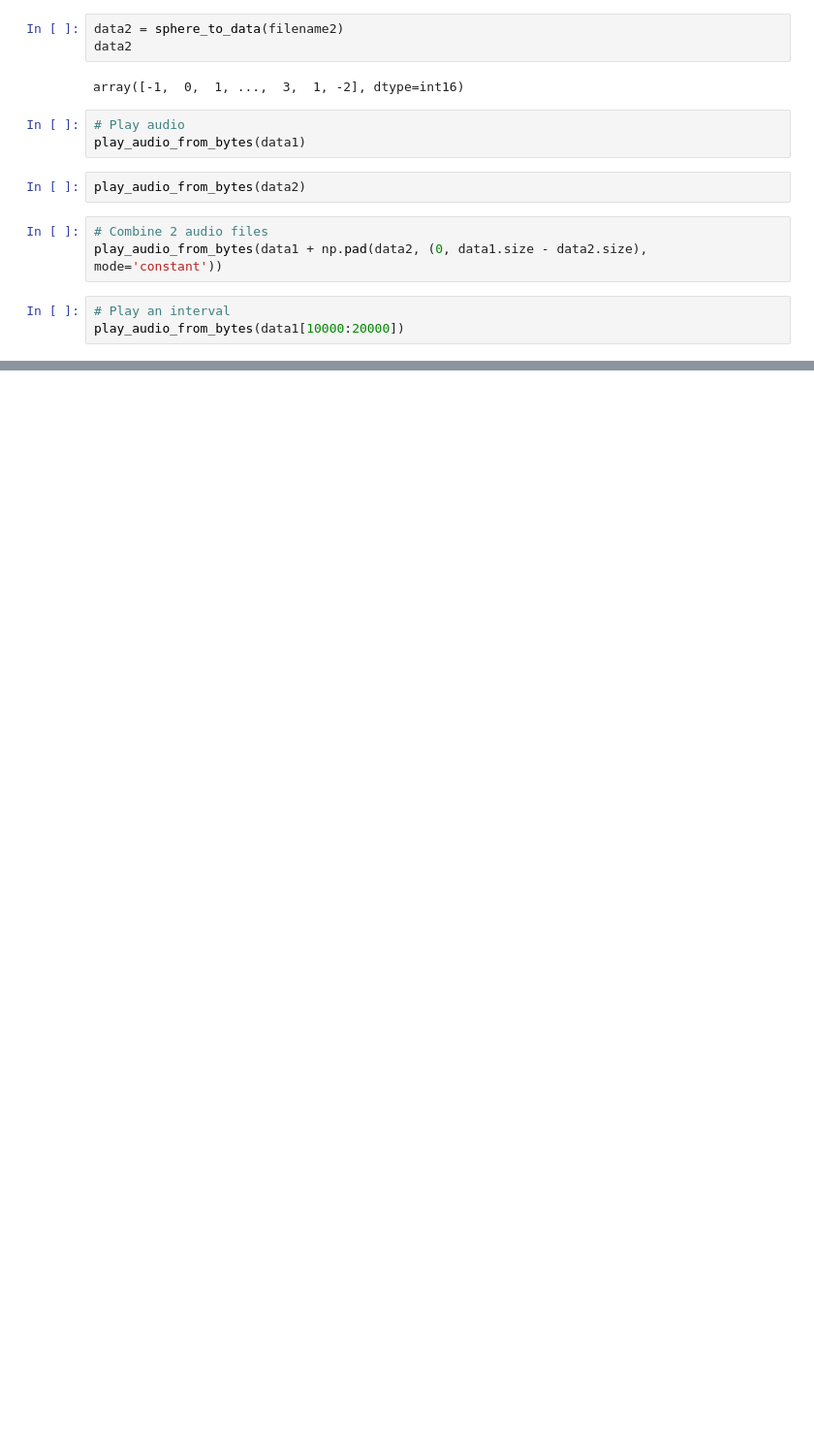
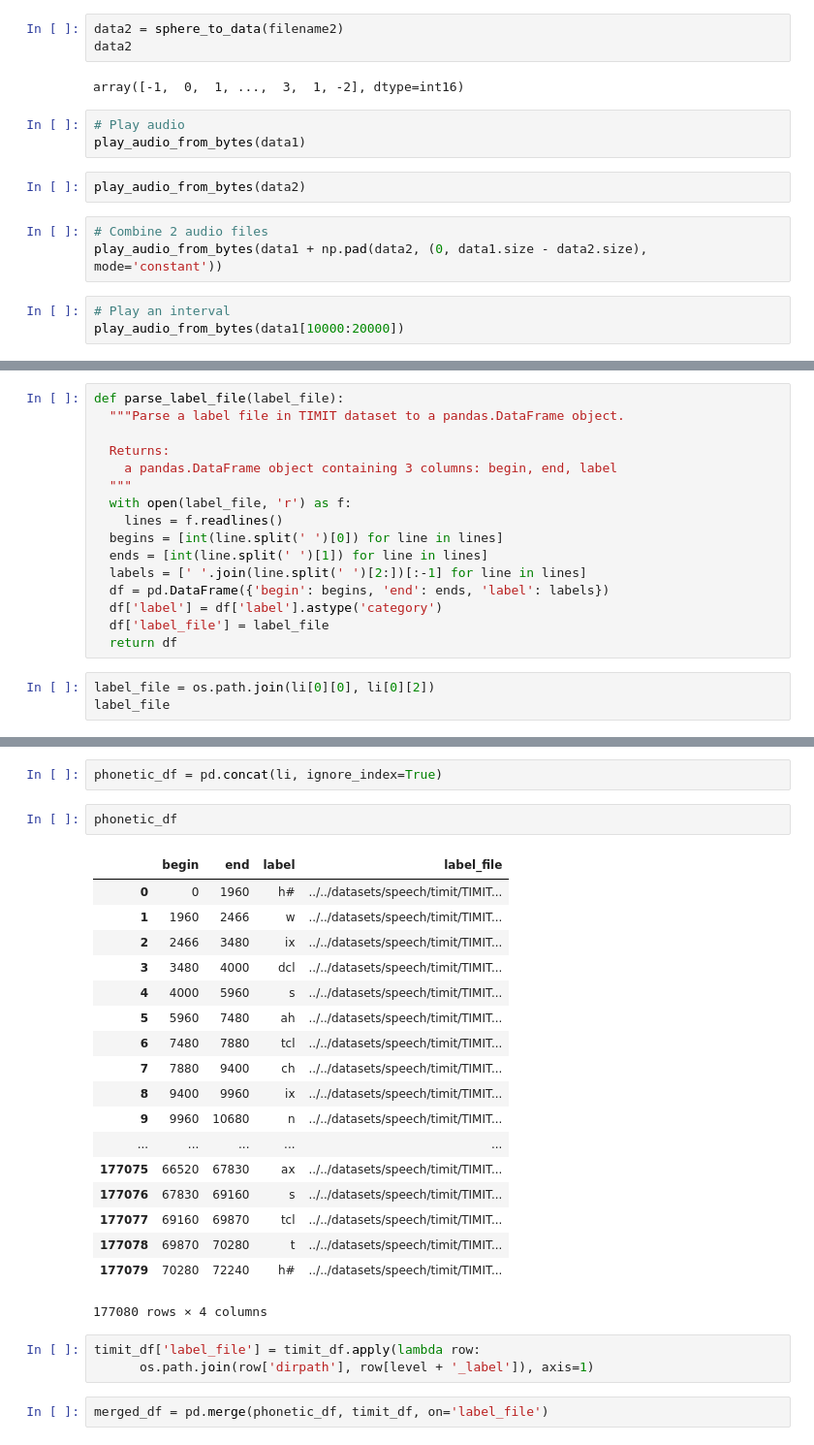
Before and after one commit to zhengying-liu/autodl-contrib, a Jupyter notebook: utils/wav/explore_wav.ipynb, the cells around one changed output, grey strips where cells are left out. Shown at 97% size. Saved outputs shown, nothing was run; the diff lists cells and outputs as text; blank space fills up the shorter version.

```diff
--- a/utils/wav/explore_wav.ipynb
+++ b/utils/wav/explore_wav.ipynb
@@ -88,0 +186,19 @@ play_audio_from_bytes(data1[10000:20000])
+# %%
+def parse_label_file(label_file):
+  """Parse a label file in TIMIT dataset to a pandas.DataFrame object.
+
+  Returns:
+    a pandas.DataFrame object containing 3 columns: begin, end, label
+  """
+  with open(label_file, 'r') as f:
+    lines = f.readlines()
+  begins = [int(line.split(' ')[0]) for line in lines]
+  ends = [int(line.split(' ')[1]) for line in lines]
+  labels = [' '.join(line.split(' ')[2:])[:-1] for line in lines]
+  df = pd.DataFrame({'begin': begins, 'end': ends, 'label': labels})
+  df['label'] = df['label'].astype('category')
+  df['label_file'] = label_file
+  return df
+# %%
+label_file = os.path.join(li[0][0], li[0][2])
+label_file
@@ -88,0 +229,28 @@ play_audio_from_bytes(data1[10000:20000])
+# %%
+phonetic_df = pd.concat(li, ignore_index=True)
+# %%
+phonetic_df
+# %% [output]
+|  | begin | end | label | label_file |
+| 0 | 0 | 1960 | h# | ../../datasets/speech/timit/TIMIT... |
+| 1 | 1960 | 2466 | w | ../../datasets/speech/timit/TIMIT... |
+| 2 | 2466 | 3480 | ix | ../../datasets/speech/timit/TIMIT... |
+| 3 | 3480 | 4000 | dcl | ../../datasets/speech/timit/TIMIT... |
+| 4 | 4000 | 5960 | s | ../../datasets/speech/timit/TIMIT... |
+| 5 | 5960 | 7480 | ah | ../../datasets/speech/timit/TIMIT... |
+| 6 | 7480 | 7880 | tcl | ../../datasets/speech/timit/TIMIT... |
+| 7 | 7880 | 9400 | ch | ../../datasets/speech/timit/TIMIT... |
+| 8 | 9400 | 9960 | ix | ../../datasets/speech/timit/TIMIT... |
+| 9 | 9960 | 10680 | n | ../../datasets/speech/timit/TIMIT... |
+| ... | ... | ... | ... | ... |
+| 177075 | 66520 | 67830 | ax | ../../datasets/speech/timit/TIMIT... |
+| 177076 | 67830 | 69160 | s | ../../datasets/speech/timit/TIMIT... |
+| 177077 | 69160 | 69870 | tcl | ../../datasets/speech/timit/TIMIT... |
+| 177078 | 69870 | 70280 | t | ../../datasets/speech/timit/TIMIT... |
+| 177079 | 70280 | 72240 | h# | ../../datasets/speech/timit/TIMIT... |
+177080 rows × 4 columns
+# %%
+timit_df['label_file'] = timit_df.apply(lambda row:
+      os.path.join(row['dirpath'], row[level + '_label']), axis=1)
+# %%
+merged_df = pd.merge(phonetic_df, timit_df, on='label_file')
```
Also changed, not shown: parts of 70 cells of this notebook.
